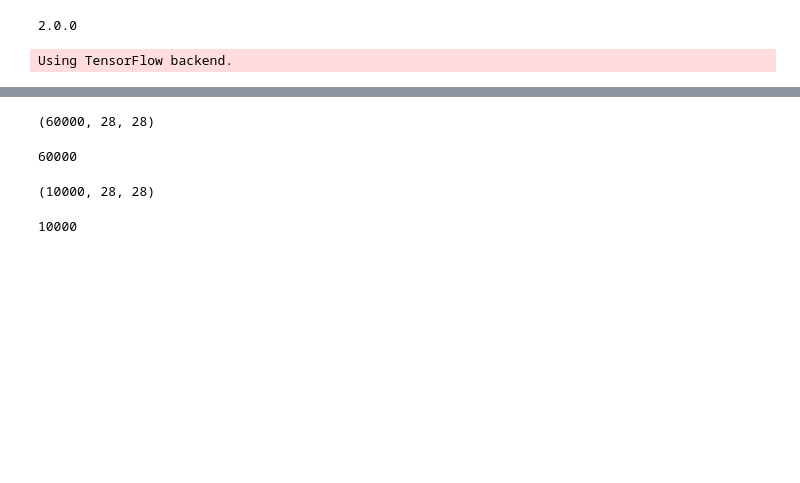
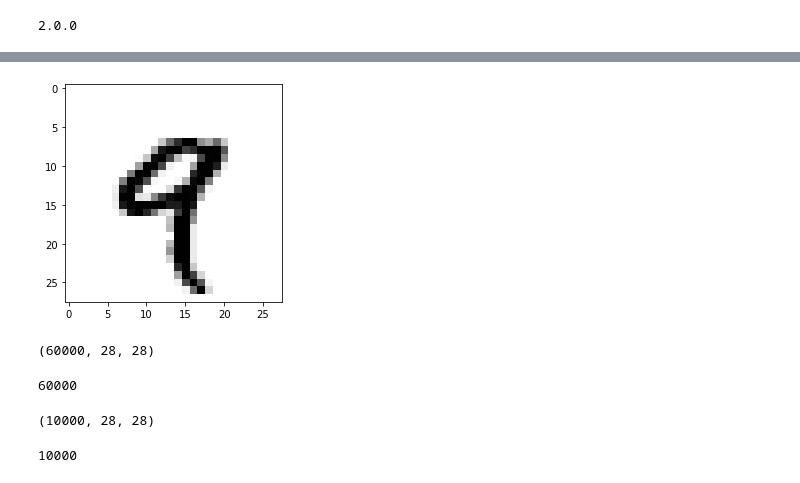
Before and after one commit to omamazainab/Deep-Learning-Excercises, a Jupyter notebook: MNIST_dataset.ipynb, the cells around one changed output, grey strips where cells are left out. Drawn from its saved outputs; the diff is of its cells as text; code cells hidden in the pictures; blank space fills up the shorter version.

```diff
--- a/MNIST_dataset.ipynb
+++ b/MNIST_dataset.ipynb
@@ -30,5 +30,8 @@ print(tf.__version__)
 # %%
 from keras.datasets import mnist
 (train_images, train_labels), (test_images, test_labels) = mnist.load_data()
+digit = train_images[4]
+import matplotlib.pyplot as plt
+plt.imshow(digit, cmap=plt.cm.binary)
+plt.show()
 # %% [output]
-Using TensorFlow backend.
@@ -37,3 +38,4 @@ Downloading data from https://s3.amazonaws.com/img-datasets/mnist.npz
+[figure, added]
 # %%
 train_images.shape #3D list
 # %% [output]
```
Also changed, not shown: parts of 4 cells of this notebook.
